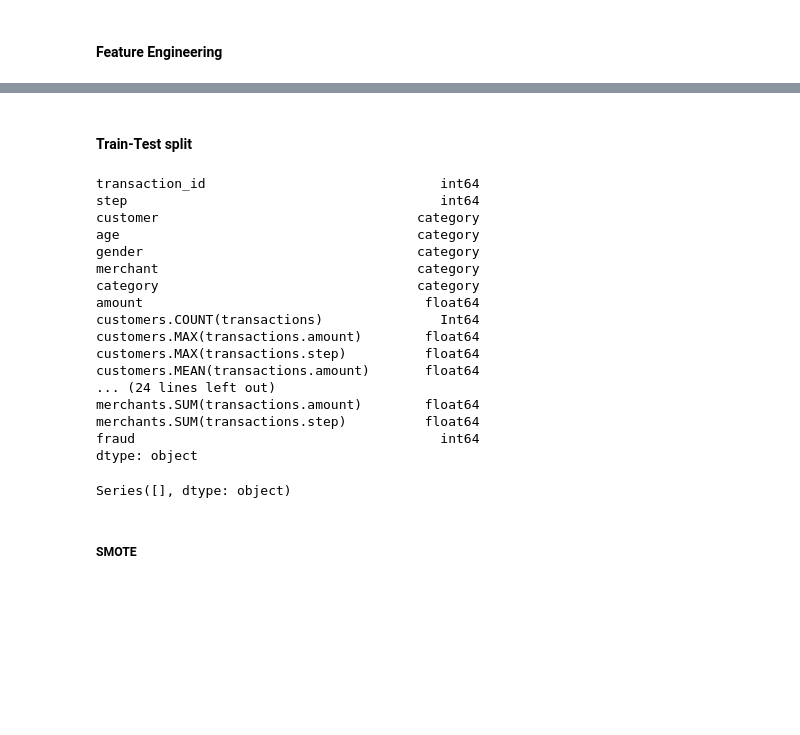
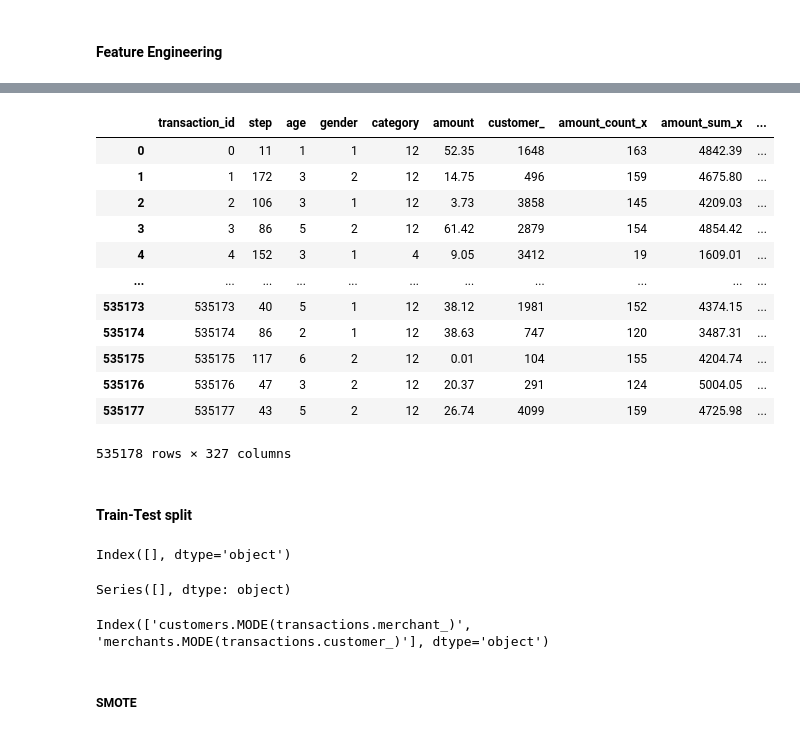
Before and after one commit to Rmp2404/HSBC_DSML_Hackathon_2025, a Jupyter notebook: DS_ML.ipynb, the cells around one changed output, grey strips where cells are left out. Drawn from its saved outputs; the diff is of its cells as text; code cells hidden in the pictures; blank space fills up the shorter version.

```diff
--- a/DS_ML.ipynb
+++ b/DS_ML.ipynb
@@ -332,12 +332,12 @@ df_encoded
 es = es.normalize_dataframe(
     base_dataframe_name="transactions",
     new_dataframe_name="customers",
-    index="customer"
+    index="customer_"
 )
 
 # Normalize merchant entity
 es = es.normalize_dataframe(
     base_dataframe_name="transactions",
     new_dataframe_name="merchants",
-    index="merchant"
+    index="merchant_"
 )
@@ -401,3 +384,13 @@ feature_matrix.head(20).style.set_sticky()
+# %%
+from sklearn.preprocessing import LabelEncoder
+
+# List of categorical columns to encode
+categorical_cols = ['customer_', 'merchant_']
+
+# Apply Label Encoding
+le = LabelEncoder()
+for col in categorical_cols:
+    feature_matrix[col] = le.fit_transform(feature_matrix[col])
 # %%
 feature_matrix = feature_matrix.reset_index()  # To bring transaction_id into a column
 df['transaction_id'] = df.index                # If not already there
@@ -418,3 +411,19 @@ To https://github.com/Rmp2404/HSBC_Hackathon_2025.git
+# %%
+feature_matrix
+# %% [output]
+|  | transaction_id | step | age | gender | category | amount | customer_ | amount_count_x | amount_sum_x | ... |
+| 0 | 0 | 11 | 1 | 1 | 12 | 52.35 | 1648 | 163 | 4842.39 | ... |
+| 1 | 1 | 172 | 3 | 2 | 12 | 14.75 | 496 | 159 | 4675.80 | ... |
+| 2 | 2 | 106 | 3 | 1 | 12 | 3.73 | 3858 | 145 | 4209.03 | ... |
+| 3 | 3 | 86 | 5 | 2 | 12 | 61.42 | 2879 | 154 | 4854.42 | ... |
+| 4 | 4 | 152 | 3 | 1 | 4 | 9.05 | 3412 | 19 | 1609.01 | ... |
+| ... | ... | ... | ... | ... | ... | ... | ... | ... | ... | ... |
+| 535173 | 535173 | 40 | 5 | 1 | 12 | 38.12 | 1981 | 152 | 4374.15 | ... |
+| 535174 | 535174 | 86 | 2 | 1 | 12 | 38.63 | 747 | 120 | 3487.31 | ... |
+| 535175 | 535175 | 117 | 6 | 2 | 12 | 0.01 | 104 | 155 | 4204.74 | ... |
+| 535176 | 535176 | 47 | 3 | 2 | 12 | 20.37 | 291 | 124 | 5004.05 | ... |
+| 535177 | 535177 | 43 | 5 | 2 | 12 | 26.74 | 4099 | 159 | 4725.98 | ... |
+535178 rows × 327 columns
 # %% [markdown]
 #### Train-Test split
 # %%
@@ -427,26 +436,16 @@ X_train, X_test, y_train, y_test = train_test_split(
     X, y, test_size=0.2, stratify=y, random_state=42
 )
 # %%
-feature_matrix.dtypes
+object_columns = feature_matrix.columns[feature_matrix.dtypes == 'object']
+print(object_columns)
 # %% [output]
-transaction_id                              int64
-step                                        int64
-customer                                 category
-age                                      category
-gender                                   category
-merchant                                 category
-category                                 category
-amount                                    float64
-customers.COUNT(transactions)               Int64
-customers.MAX(transactions.amount)        float64
-customers.MAX(transactions.step)          float64
-customers.MEAN(transactions.amount)       float64
-... (24 lines left out)
-merchants.SUM(transactions.amount)        float64
-merchants.SUM(transactions.step)          float64
-fraud                                       int64
-dtype: object
+Index([], dtype='object')
 # %%
 print(X_train.dtypes[X_train.dtypes == 'object'])
 # %% [output]
 Series([], dtype: object)
+# %%
+categorical_cols = X_encoded.select_dtypes(include=['category', 'object']).columns
+print(categorical_cols)
+# %% [output]
+Index(['customers.MODE(transactions.merchant_)', 'merchants.MODE(transactions.customer_)'], dtype='object')
```
Also changed, not shown: parts of 9 cells of this notebook.
